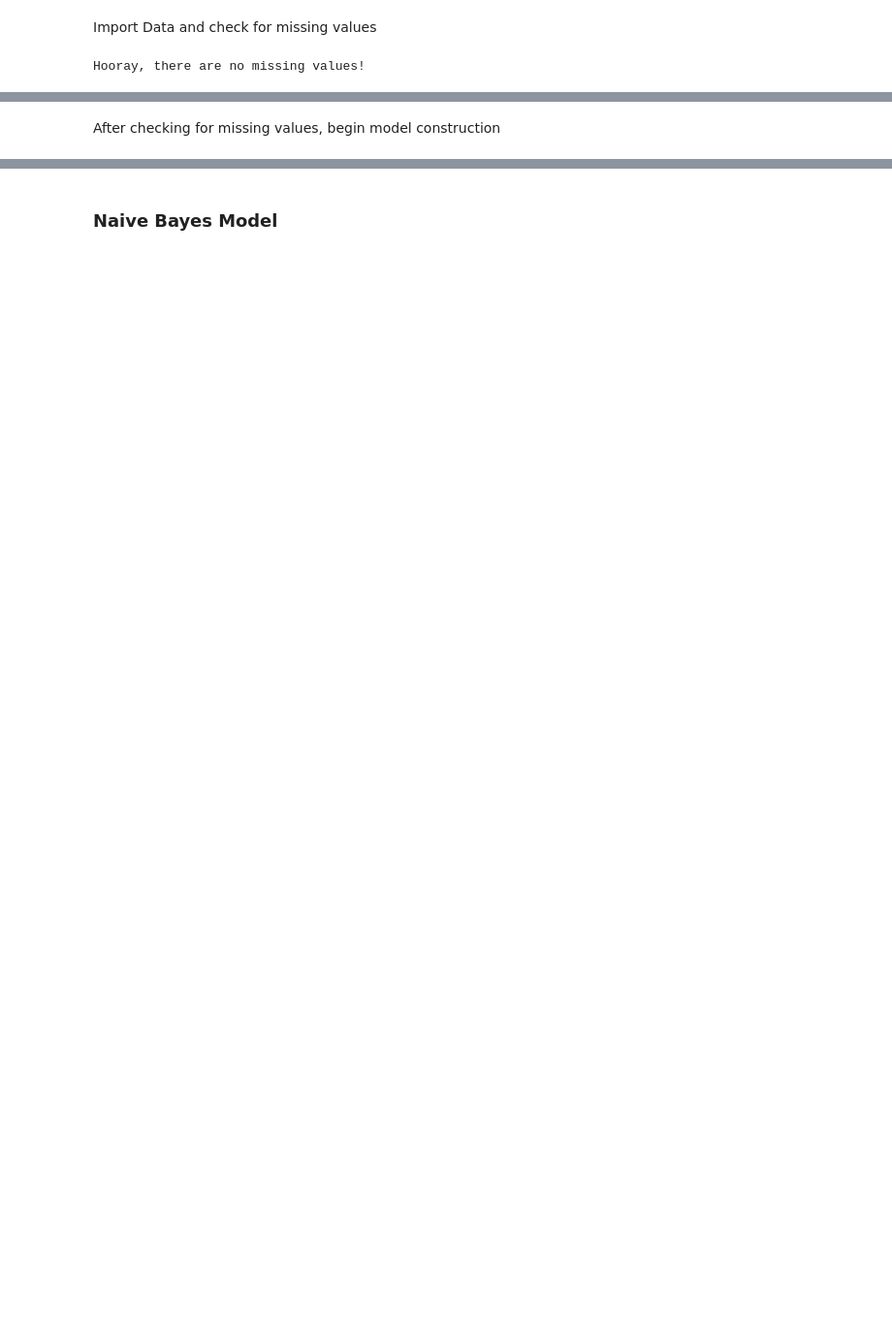
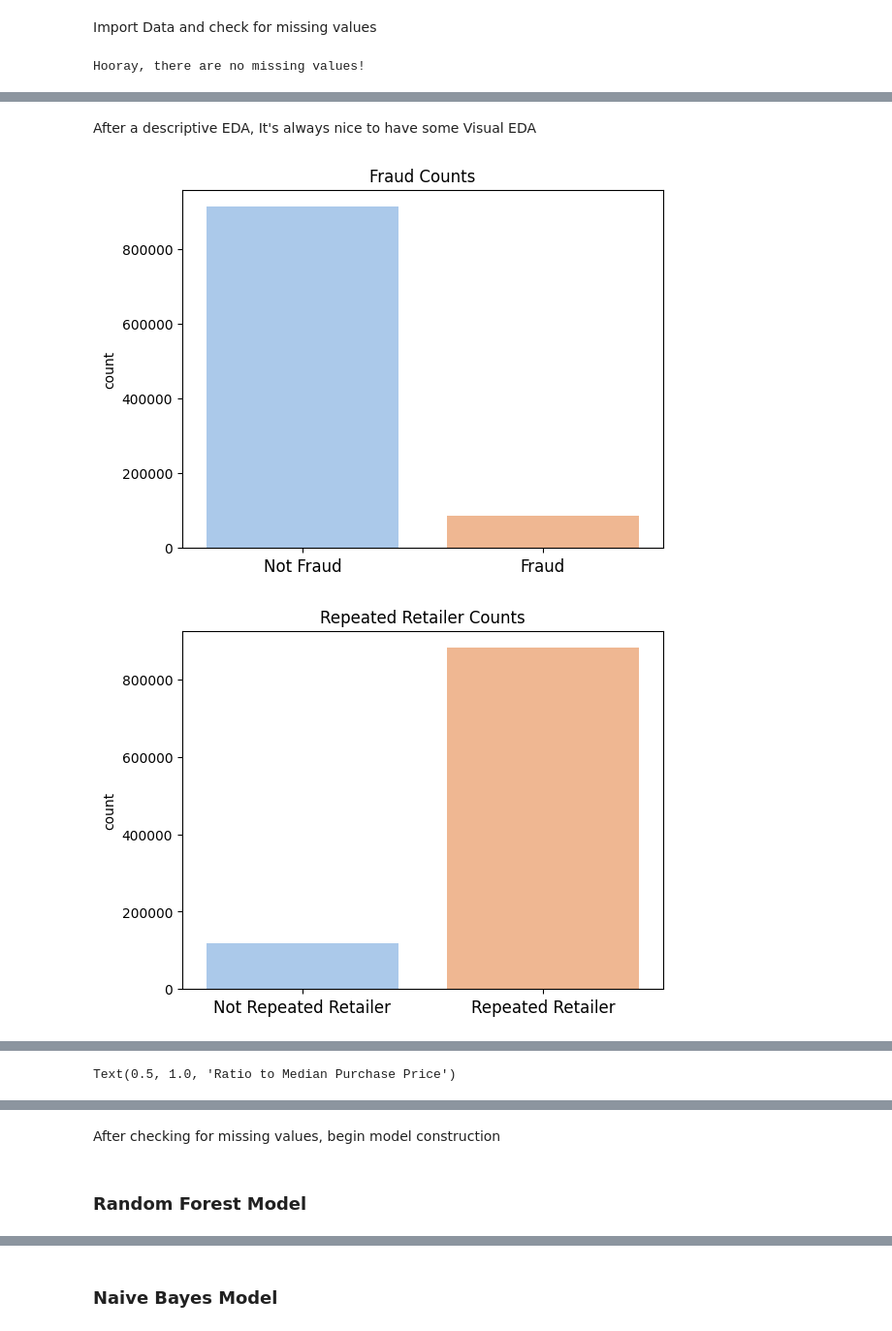
Before and after one commit to coniecakes/BI_Map, a Jupyter notebook: ITEC_600_Final_Project.ipynb, the cells around one changed output, grey strips where cells are left out. Shown at 97% size. Cells and saved outputs as stored; diff of their text form; code cells hidden in the pictures; blank space fills up the shorter version.

```diff
--- a/ITEC_600_Final_Project.ipynb
+++ b/ITEC_600_Final_Project.ipynb
@@ -30,0 +65,69 @@ Hooray, there are no missing values!
+# %% [markdown]
+After a descriptive EDA, It's always nice to have some Visual EDA
+# %%
+### Visual EDA
+
+# Our Y/Independant variable, Fraud
+## 1 means there was a fraud, 0, means there was not
+ax = sns.countplot(x='fraud', data=data, palette='pastel', hue='fraud', legend=False)
+new_labels = ['Not Fraud', 'Fraud']
+ax.set_xticks([0, 1])
+ax.set_xticklabels(new_labels, fontsize=12, rotation=0)
+ax.set_xlabel('')
+plt.title('Fraud Counts')
+plt.show()
+
+# Our X Categorical Variables
+ax = sns.countplot(x='repeat_retailer', data=data, palette='pastel', hue='repeat_retailer', legend=False)
+new_labels = ['Not Repeated Retailer', 'Repeated Retailer']
+ax.set_xticks([0, 1])
+ax.set_xticklabels(new_labels, fontsize=12, rotation=0)
+ax.set_xlabel('')
+plt.title('Repeated Retailer Counts')
+plt.show()
+
+ax = sns.countplot(x='used_chip', data=data, palette='pastel', hue='used_chip', legend=False)
+new_labels = ['Did Not Use Chip', 'Used Chip']
+ax.set_xticks([0, 1])
+ax.set_xticklabels(new_labels, fontsize=12, rotation=0)
+ax.set_xlabel('')
+plt.title('Used Chip Counts')
+plt.show()
+
+ax = sns.countplot(x='used_pin_number', data=data, palette='pastel', hue='used_pin_number', legend=False)
+new_labels = ['Did Not Use PIN', 'Used PIN']
+ax.set_xticks([0, 1])
+ax.set_xticklabels(new_labels, fontsize=12, rotation=0)
+ax.set_xlabel('')
+plt.title('Used PIN Counts')
+plt.show()
+
+ax = sns.countplot(x='online_order', data=data, palette='pastel', hue='online_order', legend=False)
+new_labels = ['In-person Order','Online Order']
+ax.set_xticks([0, 1])
+ax.set_xticklabels(new_labels, fontsize=12, rotation=0)
+ax.set_xlabel('')
+plt.title('Online Order Counts')
+plt.show()
+
+
+# Our X Continous Variables
+sns.histplot(data['distance_from_home'], bins=10, kde=False, color='skyblue')
+plt.xlabel('Distance from Home')
+plt.ylabel('Frequency')
+plt.title('Distance from Home')
+plt.show()
+
+sns.histplot(data['distance_from_last_transaction'], bins=10, kde=False, color='skyblue')
+plt.xlabel('Distance from Last Transaction')
+plt.ylabel('Frequency')
+plt.title('Distance from Last Transaction')
+plt.show()
+
+sns.histplot(data['ratio_to_median_purchase_price'], bins=10, kde=False, color='skyblue')
+plt.xlabel('Ratio to Median Purchase Price')
+plt.ylabel('Frequency')
+plt.title('Ratio to Median Purchase Price')
+# %% [output]
+[figure, added]
+[figure, added]
@@ -30,0 +139 @@ Hooray, there are no missing values!
+Text(0.5, 1.0, 'Ratio to Median Purchase Price')
@@ -31,5 +141,7 @@ Hooray, there are no missing values!
 # %% [markdown]
 After checking for missing values, begin model construction
+# %% [markdown]
+### Random Forest Model
 # %%
 # import necessary packages
 from sklearn.model_selection import train_test_split
```
Also changed, not shown: parts of 11 cells of this notebook.
